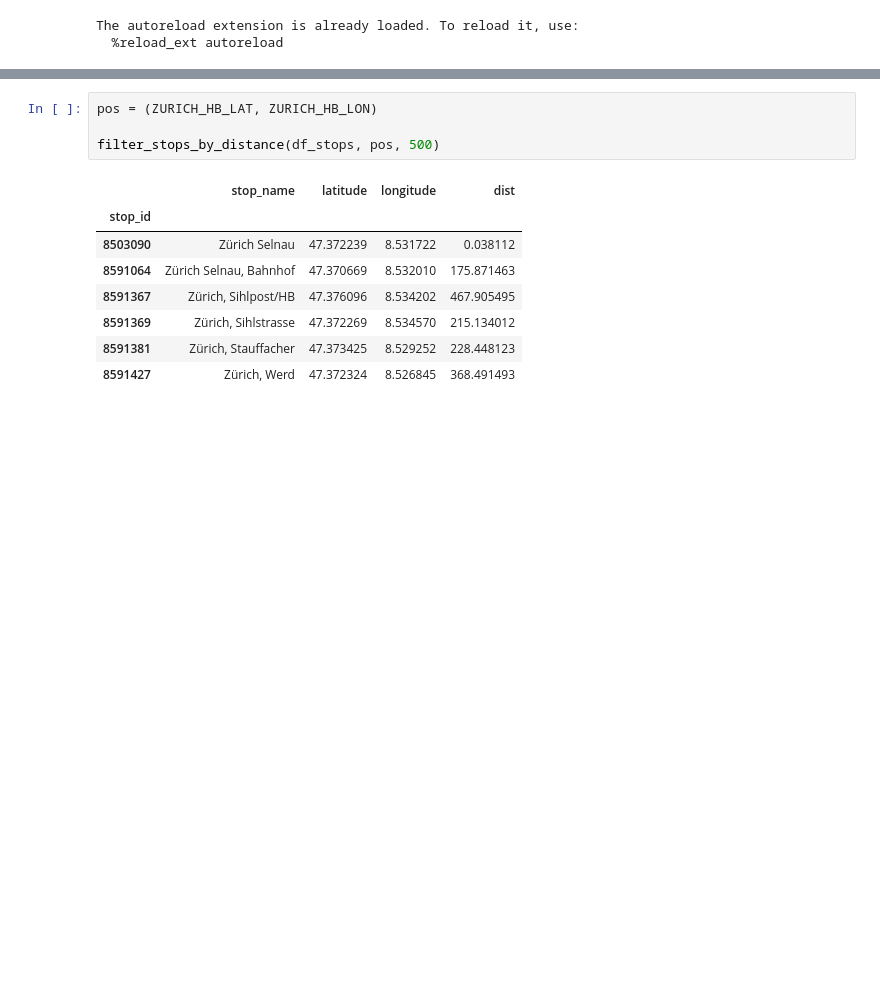
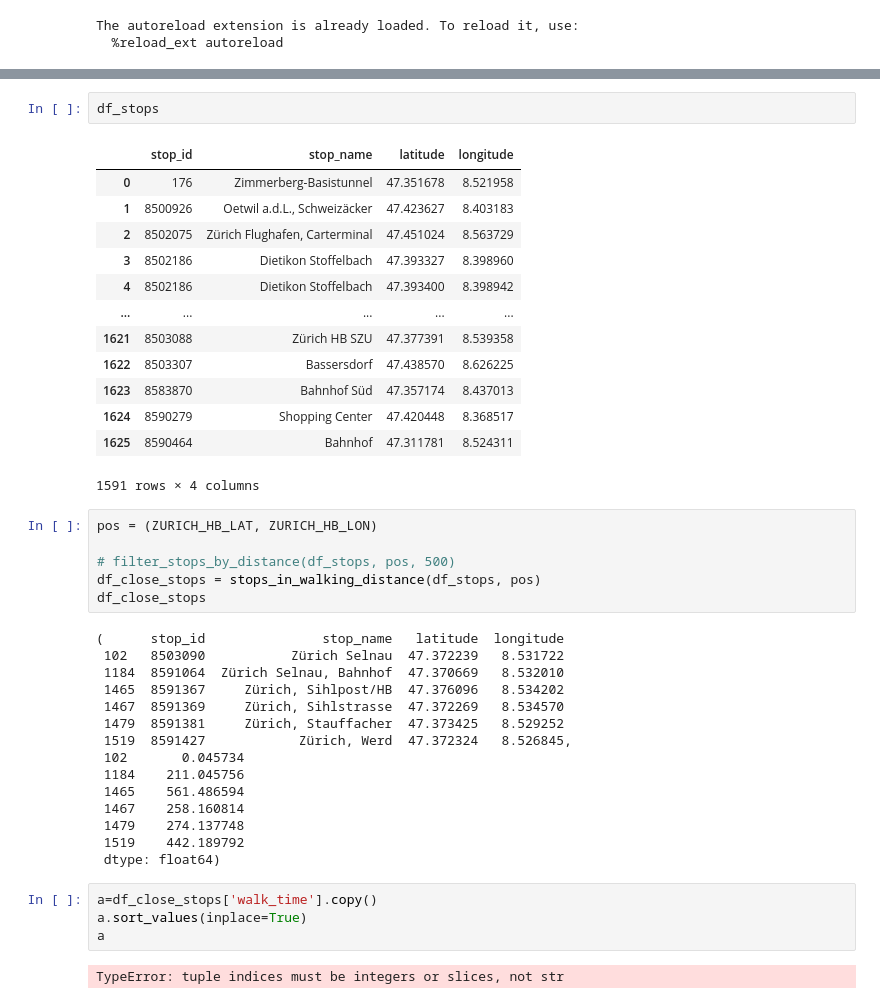
Before and after one commit to michaelroust/stochastic-journey-planner, a Jupyter notebook: notebooks/walking.ipynb, the cells around one changed output, grey strips where cells are left out. Drawn from its saved outputs; the diff is of its cells as text; blank space fills up the shorter version.

Commit message:
walking went haywire

```diff
--- a/notebooks/walking.ipynb
+++ b/notebooks/walking.ipynb
@@ -42,13 +41,43 @@ df_stops
+# %%
+df_stops
+# %% [output]
+|  | stop_id | stop_name | latitude | longitude |
+| 0 | 176 | Zimmerberg-Basistunnel | 47.351678 | 8.521958 |
+| 1 | 8500926 | Oetwil a.d.L., Schweizäcker | 47.423627 | 8.403183 |
+| 2 | 8502075 | Zürich Flughafen, Carterminal | 47.451024 | 8.563729 |
+| 3 | 8502186 | Dietikon Stoffelbach | 47.393327 | 8.398960 |
+| 4 | 8502186 | Dietikon Stoffelbach | 47.393400 | 8.398942 |
+| ... | ... | ... | ... | ... |
+| 1621 | 8503088 | Zürich HB SZU | 47.377391 | 8.539358 |
+| 1622 | 8503307 | Bassersdorf | 47.438570 | 8.626225 |
+| 1623 | 8583870 | Bahnhof Süd | 47.357174 | 8.437013 |
+| 1624 | 8590279 | Shopping Center | 47.420448 | 8.368517 |
+| 1625 | 8590464 | Bahnhof | 47.311781 | 8.524311 |
+1591 rows × 4 columns
 # %%
 pos = (ZURICH_HB_LAT, ZURICH_HB_LON)
 
-filter_stops_by_distance(df_stops, pos, 500)
+# filter_stops_by_distance(df_stops, pos, 500)
+df_close_stops = stops_in_walking_distance(df_stops, pos)
+df_close_stops
 # %% [output]
-|  | stop_name | latitude | longitude | dist |
-| stop_id |  |  |  |  |
-| 8503090 | Zürich Selnau | 47.372239 | 8.531722 | 0.038112 |
-| 8591064 | Zürich Selnau, Bahnhof | 47.370669 | 8.532010 | 175.871463 |
-| 8591367 | Zürich, Sihlpost/HB | 47.376096 | 8.534202 | 467.905495 |
-| 8591369 | Zürich, Sihlstrasse | 47.372269 | 8.534570 | 215.134012 |
-| 8591381 | Zürich, Stauffacher | 47.373425 | 8.529252 | 228.448123 |
-| 8591427 | Zürich, Werd | 47.372324 | 8.526845 | 368.491493 |
+(      stop_id               stop_name   latitude  longitude
+ 102   8503090           Zürich Selnau  47.372239   8.531722
+ 1184  8591064  Zürich Selnau, Bahnhof  47.370669   8.532010
+ 1465  8591367     Zürich, Sihlpost/HB  47.376096   8.534202
+ 1467  8591369     Zürich, Sihlstrasse  47.372269   8.534570
+ 1479  8591381     Zürich, Stauffacher  47.373425   8.529252
+ 1519  8591427            Zürich, Werd  47.372324   8.526845,
+ 102       0.045734
+ 1184    211.045756
+ 1465    561.486594
+ 1467    258.160814
+ 1479    274.137748
+ 1519    442.189792
+ dtype: float64)
+# %%
+a=df_close_stops['walk_time'].copy()
+a.sort_values(inplace=True)
+a
+# %% [output]
+TypeError: tuple indices must be integers or slices, not str
```
Also changed, not shown: parts of 7 cells of this notebook, 2 other files.
